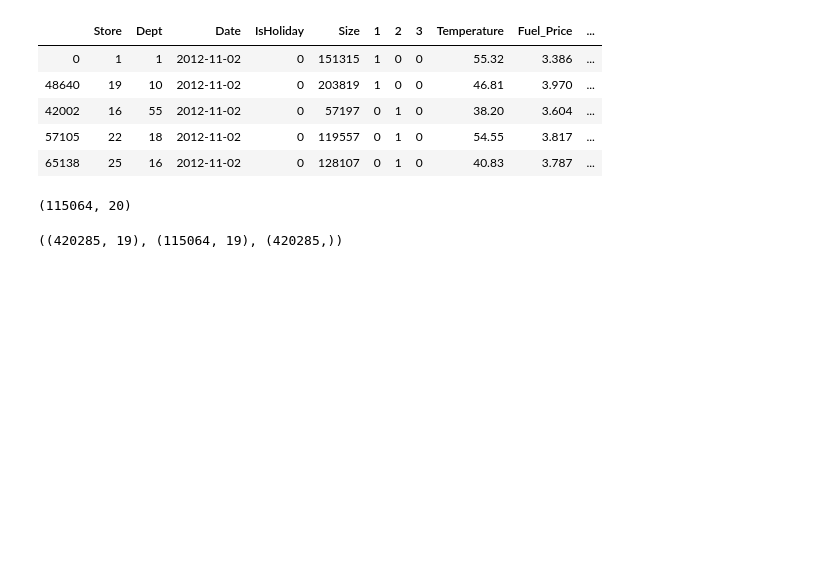
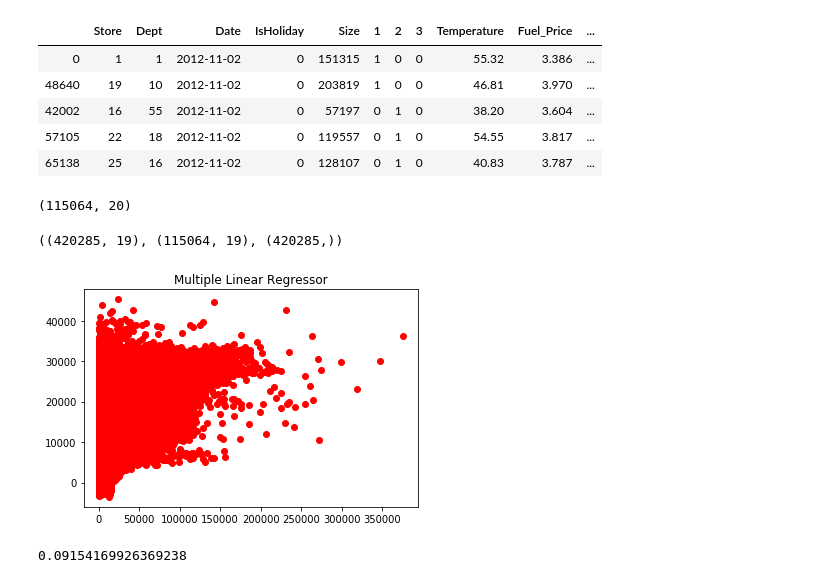
Before and after one commit to Jagajit20/Sales_Forecasting, a Jupyter notebook: Walmart_Sales_Forecasting_Project.ipynb, the cells around one changed output. Drawn from its saved outputs; the diff is of its cells as text; code cells hidden in the pictures; blank space fills up the shorter version.

```diff
--- a/Walmart_Sales_Forecasting_Project.ipynb
+++ b/Walmart_Sales_Forecasting_Project.ipynb
@@ -317,3 +305,19 @@ X_train, X_test, y_train, y_test = train_test_split(train_X, train_y, test_size
 train_X.shape, test_X.shape, train_y.shape
 # %% [output]
 ((420285, 19), (115064, 19), (420285,))
+# %%
+from sklearn.linear_model import LinearRegression
+reg = LinearRegression()
+reg.fit(X_train, y_train)
+y_pred = reg.predict(X_test)
+# %%
+plt.scatter(y_test, y_pred, color='red')
+plt.title('Multiple Linear Regressor')
+plt.show()
+# %% [output]
+[figure, added]
+# %%
+from sklearn.metrics import accuracy_score
+print(reg.score(X_test, y_test))
+# %% [output]
+0.09154169926369238
```
Also changed, not shown: parts of 10 cells of this notebook.
